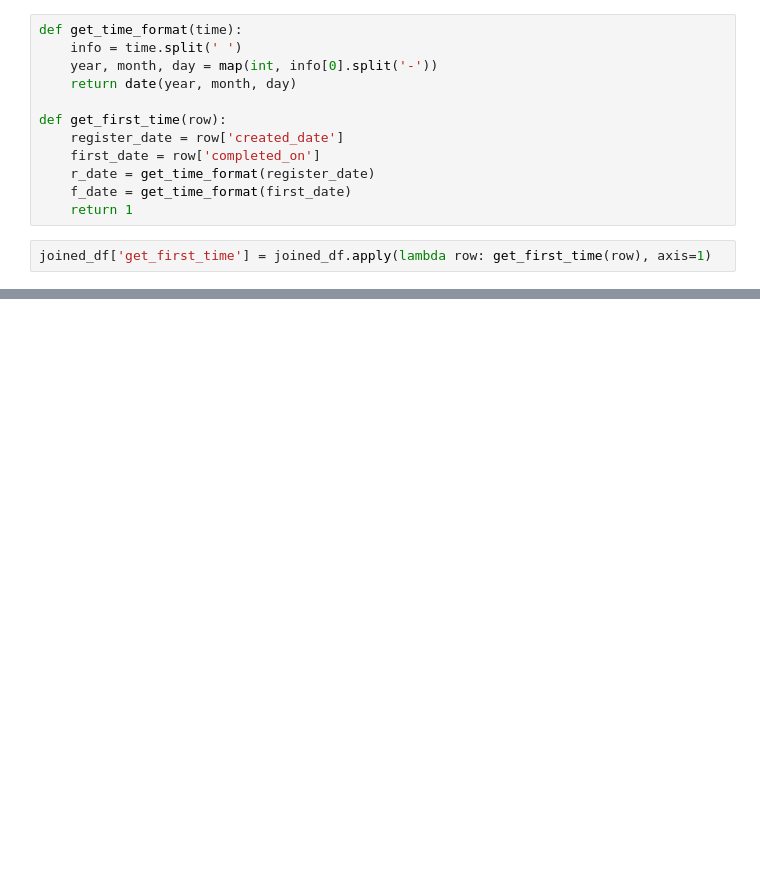
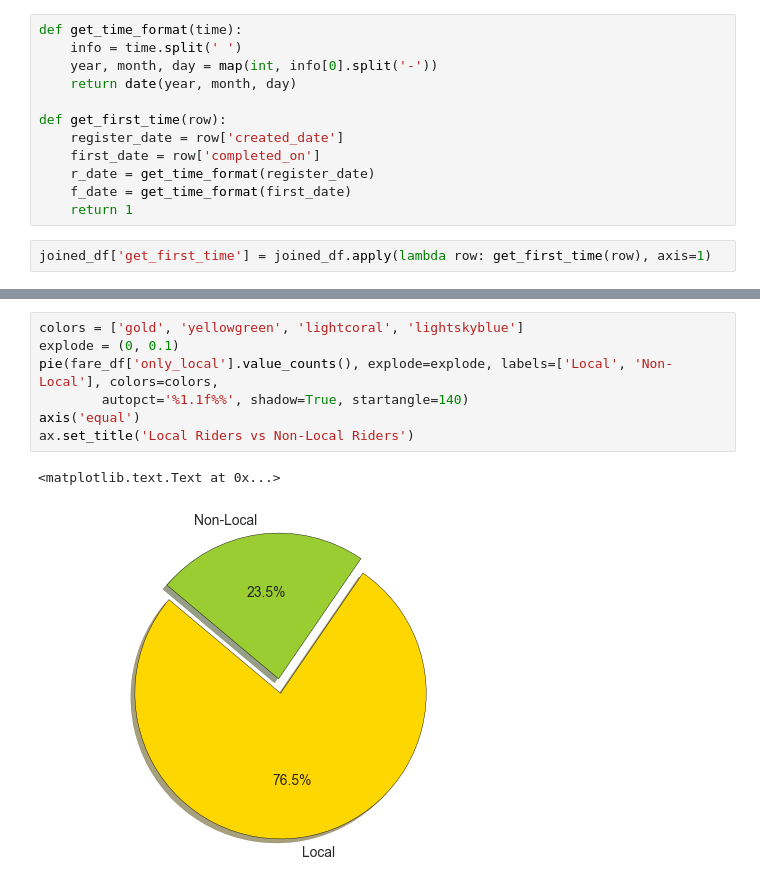
Before and after one commit to alvin319/book-notes, a Jupyter notebook: ride_austin/ride_austin_hackathon.ipynb, the cells around one changed output, grey strips where cells are left out. Cells and saved outputs as stored; diff of their text form; blank space fills up the shorter version.

```diff
--- a/ride_austin/ride_austin_hackathon.ipynb
+++ b/ride_austin/ride_austin_hackathon.ipynb
@@ -63,0 +82,10 @@ joined_df['get_first_time']
+# %%
+colors = ['gold', 'yellowgreen', 'lightcoral', 'lightskyblue']
+explode = (0, 0.1)
+pie(fare_df['only_local'].value_counts(), explode=explode, labels=['Local', 'Non-Local'], colors=colors,
+        autopct='%1.1f%%', shadow=True, startangle=140)
+axis('equal')
+ax.set_title('Local Riders vs Non-Local Riders')
+# %% [output]
+<matplotlib.text.Text at 0x...>
+[figure, added]
```
Also changed, not shown: parts of 12 cells of this notebook.
